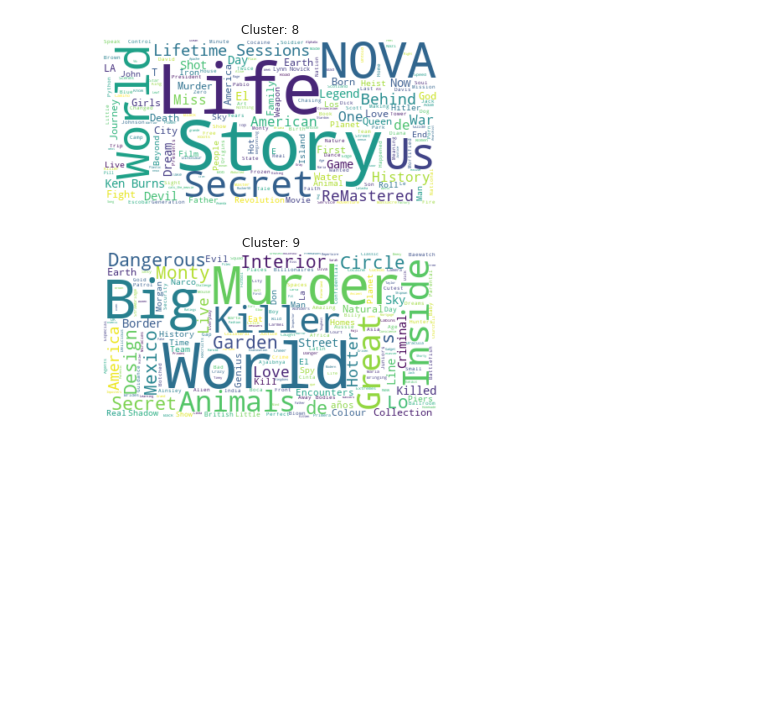
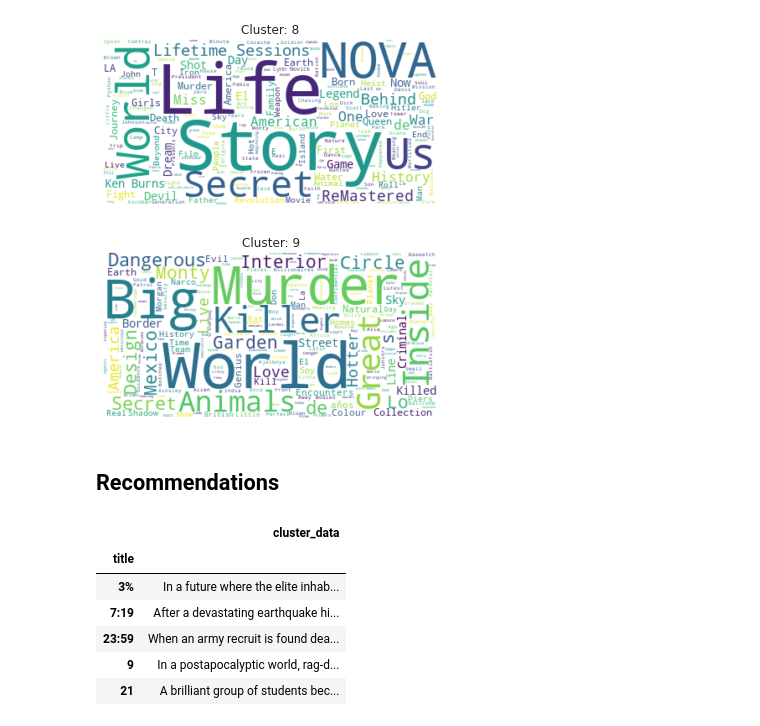
Before and after one commit to Bhushan271098/NETFLIX-MOVIES-AND-TV-SHOWS-CLUSTERING, a Jupyter notebook: Copy_of_NETFLIX_MOVIES_AND_TV_SHOWS_CLUSTERING.ipynb, the cells around one changed output. Drawn from its saved outputs; the diff is of its cells as text; code cells hidden in the pictures; blank space fills up the shorter version.

```diff
--- a/Copy_of_NETFLIX_MOVIES_AND_TV_SHOWS_CLUSTERING.ipynb
+++ b/Copy_of_NETFLIX_MOVIES_AND_TV_SHOWS_CLUSTERING.ipynb
@@ -1692,3 +1692,18 @@ for i in range(10):
 [figure]
 [figure]
 [figure]
+# %% [markdown]
+## **Recommendations**
+# %%
+cluster_df = df[['title']]
+cluster_df['cluster_data'] = (df['description'] + ' ' + df['listed_in'] + ' ' + df['director'] + ' ' + df['cast'] + ' ' + df['country'] + ' ' + df['rating']).astype(str)
+cluster_df.set_index('title', inplace = True)
+cluster_df.head()
+# %% [output]
+|  | cluster_data |
+| title |  |
+| 3% | In a future where the elite inhab... |
+| 7:19 | After a devastating earthquake hi... |
+| 23:59 | When an army recruit is found dea... |
+| 9 | In a postapocalyptic world, rag-d... |
+| 21 | A brilliant group of students bec... |
```
Also changed, not shown: parts of 5 cells of this notebook.
